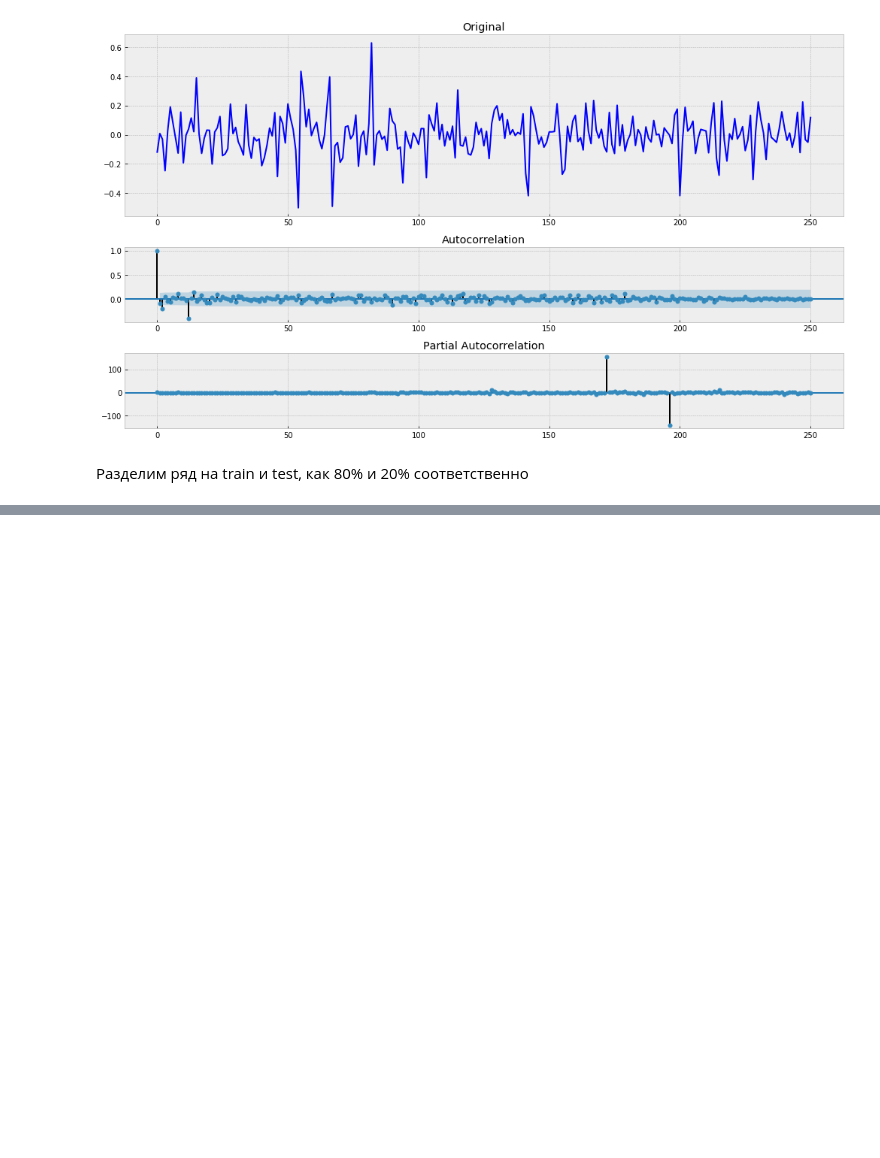
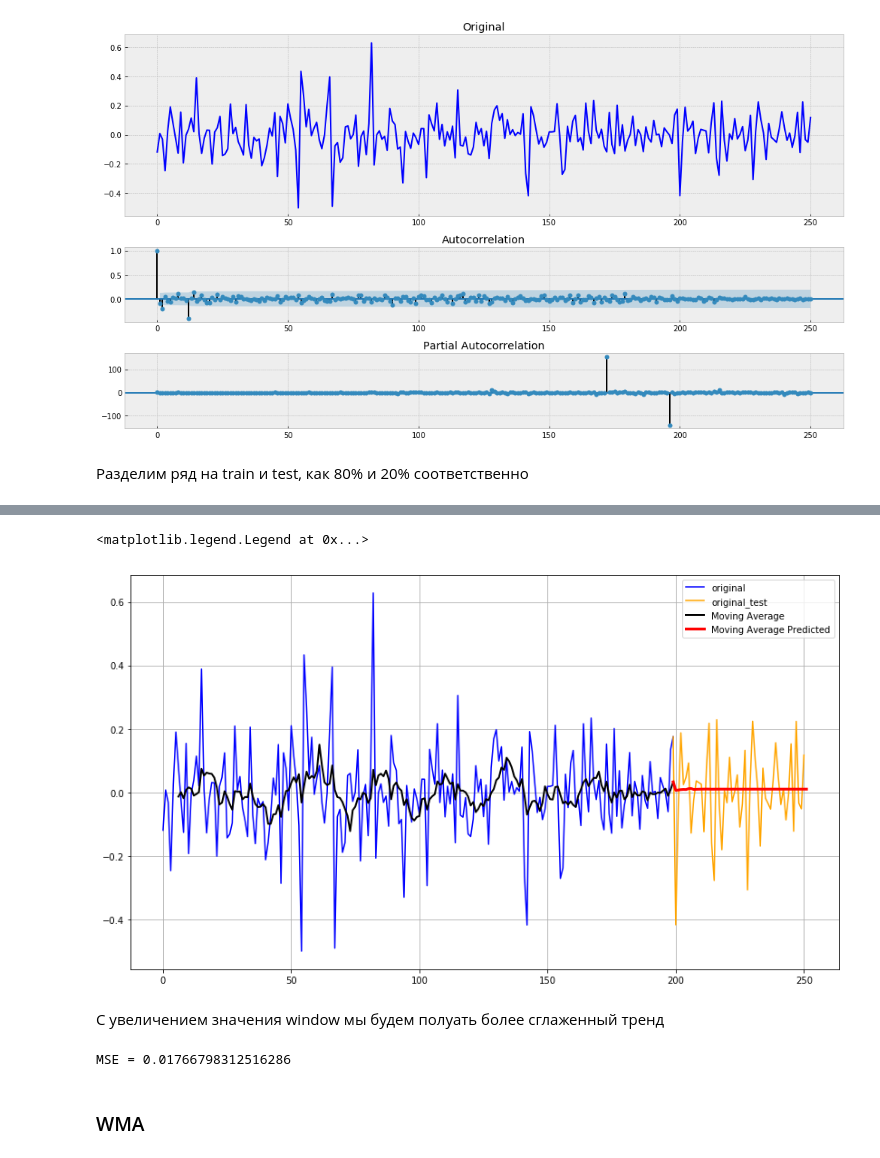
Before and after one commit to AlexeevVl/TimeSeriesForecasting, a Jupyter notebook: HW2.ipynb, the cells around one changed output, grey strips where cells are left out. Drawn from its saved outputs; the diff is of its cells as text; code cells hidden in the pictures; blank space fills up the shorter version.

```diff
--- a/HW2.ipynb
+++ b/HW2.ipynb
@@ -214,0 +241,26 @@ plt.tight_layout()
+# %%
+def ma_predict(series,window,n):
+    predict_s = series.copy()
+    for _ in range(0,n):
+        predict_s.loc[predict_s.index[-1]+1]=predict_s[-window:].mean()
+    return predict_s
+# %%
+plt.figure(figsize=(14, 8))
+plt.plot(train["Count"], color='blue',label='original')
+plt.plot(test["Count"], color='orange',label='original_test')
+plt.plot(ser, color='black', linewidth='2', label='Moving Average')
+plt.plot(ma_predict(ser,7,len(test))[-len(test)-1:], color='red', linewidth='3', label='Moving Average Predicted')
+plt.grid(True)
+plt.legend()
+# %% [output]
+<matplotlib.legend.Legend at 0x...>
+[figure, added]
+# %% [markdown]
+С увеличением значения window мы будем полуать более сглаженный тренд
+# %%
+error = mean_squared_error(ma_predict(ser,7,len(test))[-len(test):], test)
+print("MSE = {}".format(error))
+# %% [output]
+MSE = 0.01766798312516286
+# %% [markdown]
+### WMA
```
Also changed, not shown: parts of 37 cells of this notebook.
